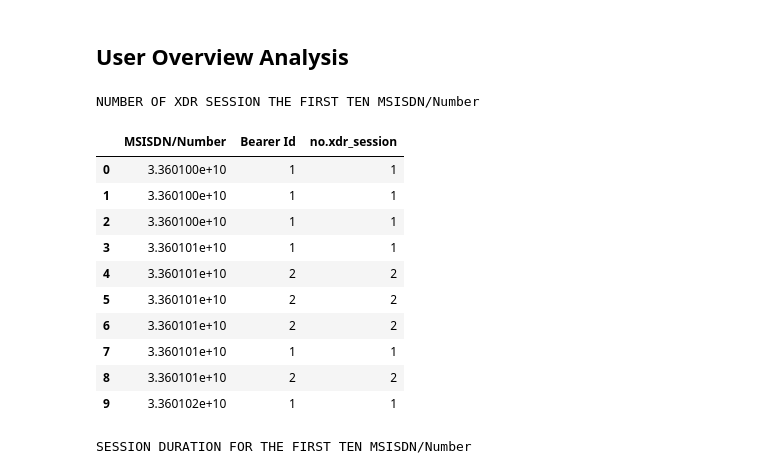
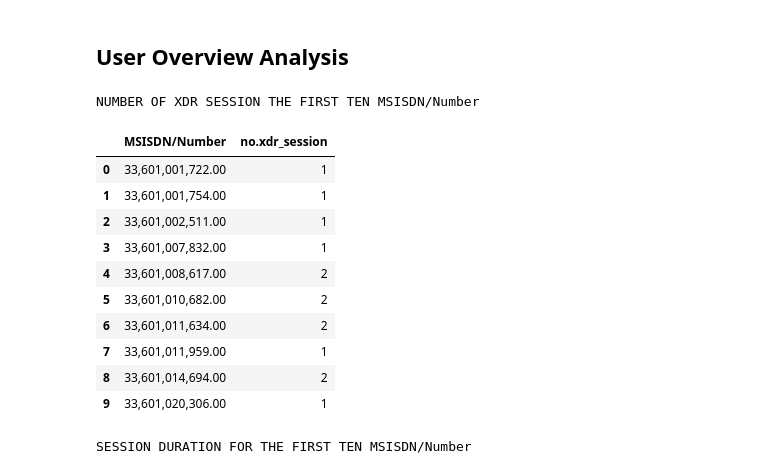
Before and after one commit to sel6/TellCo_Data_Analysis, a Jupyter notebook: notebooks/Data_Explore.ipynb, the cells around one changed output. Cells and saved outputs as stored; diff of their text form; code cells hidden in the pictures.

```diff
--- a/notebooks/Data_Explore.ipynb
+++ b/notebooks/Data_Explore.ipynb
@@ -233,22 +233,23 @@ TOP FIVE HANDSETS FROM SUNMSUNG
 # %%
 #the number of xdr session per user
 xdr_sess = filled.groupby('MSISDN/Number').agg({'Bearer Id': 'count' }).reset_index()
 xdr_sess['no.xdr_session'] = xdr_sess['Bearer Id']
+xdr2 = xdr_sess.groupby('MSISDN/Number').agg({'no.xdr_session': 'sum'}).reset_index()
 print('\nNUMBER OF XDR SESSION THE FIRST TEN MSISDN/Number')
-xdr_sess.head(10)
+xdr2.head(10)
 # %% [output]
 NUMBER OF XDR SESSION THE FIRST TEN MSISDN/Number
-|  | MSISDN/Number | Bearer Id | no.xdr_session |
-| 0 | 3.360100e+10 | 1 | 1 |
-| 1 | 3.360100e+10 | 1 | 1 |
-| 2 | 3.360100e+10 | 1 | 1 |
-| 3 | 3.360101e+10 | 1 | 1 |
-| 4 | 3.360101e+10 | 2 | 2 |
-| 5 | 3.360101e+10 | 2 | 2 |
-| 6 | 3.360101e+10 | 2 | 2 |
-| 7 | 3.360101e+10 | 1 | 1 |
-| 8 | 3.360101e+10 | 2 | 2 |
-| 9 | 3.360102e+10 | 1 | 1 |
+|  | MSISDN/Number | no.xdr_session |
+| 0 | 33,601,001,722.00 | 1 |
+| 1 | 33,601,001,754.00 | 1 |
+| 2 | 33,601,002,511.00 | 1 |
+| 3 | 33,601,007,832.00 | 1 |
+| 4 | 33,601,008,617.00 | 2 |
+| 5 | 33,601,010,682.00 | 2 |
+| 6 | 33,601,011,634.00 | 2 |
+| 7 | 33,601,011,959.00 | 1 |
+| 8 | 33,601,014,694.00 | 2 |
+| 9 | 33,601,020,306.00 | 1 |
 # %%
 #session duration per user
 sess_dur = filled.groupby('MSISDN/Number').agg({'Dur. (ms)':'sum',}).reset_index()
```
Also changed, not shown: parts of 5 cells of this notebook.
